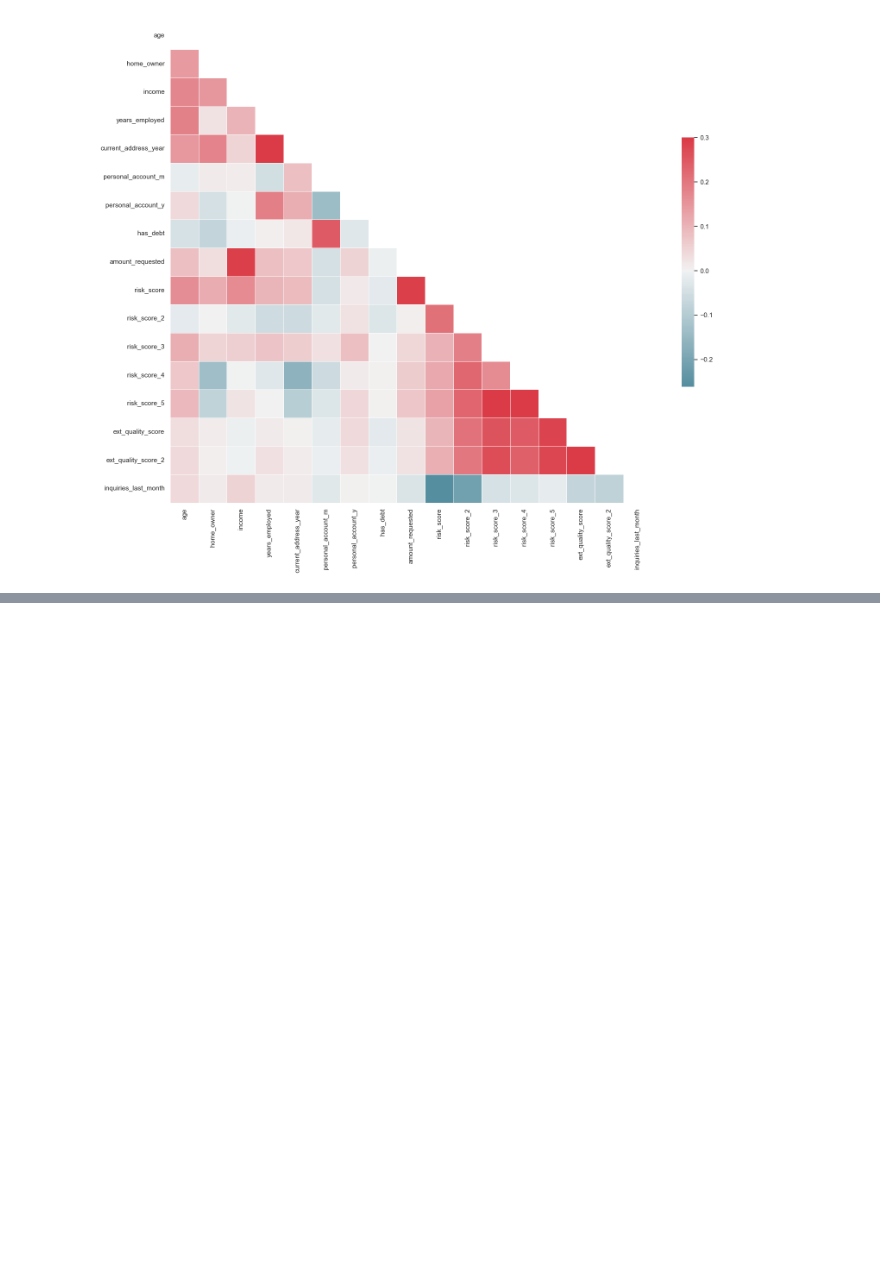
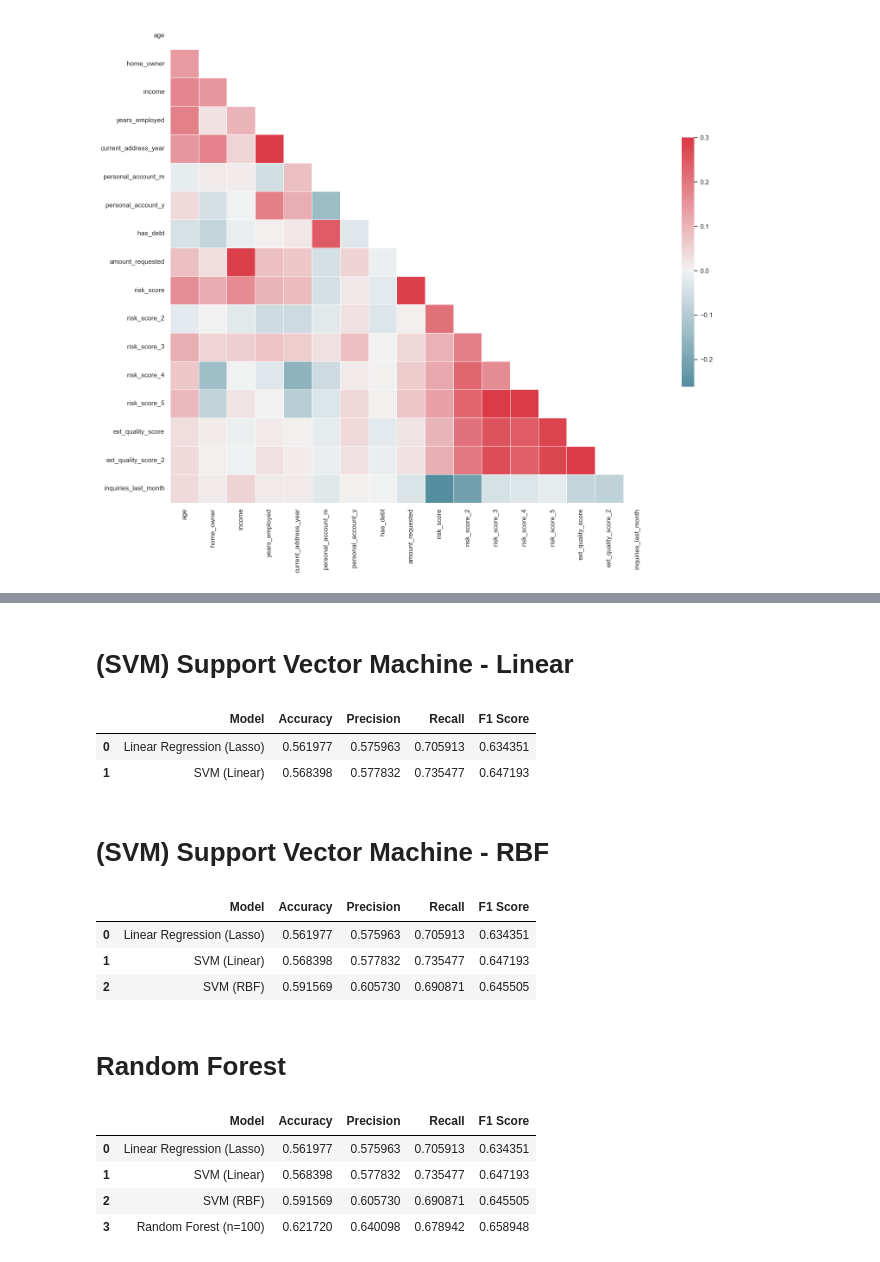
Before and after one commit to Gaebobman/Machine-learning, a Jupyter notebook: Likelihood Of E-signing With Financial History .ipynb, the cells around one changed output, grey strips where cells are left out. Saved outputs shown, nothing was run; the diff lists cells and outputs as text; code cells hidden in the pictures; blank space fills up the shorter version.

```diff
--- a/Likelihood Of E-signing With Financial History .ipynb
+++ b/Likelihood Of E-signing With Financial History .ipynb
@@ -138,0 +224,2 @@ import time
+# %% [markdown]
+# (SVM) Support Vector Machine - Linear
@@ -138,0 +240,60 @@ import time
+# %%
+results = results.append(model_results, ignore_index = True)
+# %%
+results = results.drop(index = 2)
+# %%
+results
+# %% [output]
+|  | Model | Accuracy | Precision | Recall | F1 Score |
+| 0 | Linear Regression (Lasso) | 0.561977 | 0.575963 | 0.705913 | 0.634351 |
+| 1 | SVM (Linear) | 0.568398 | 0.577832 | 0.735477 | 0.647193 |
+# %% [markdown]
+# (SVM) Support Vector Machine - RBF
+# %%
+classifier = SVC(random_state = 0, kernel = 'rbf')
+classifier.fit(X_train, y_train)
+y_pred = classifier.predict(X_test)
+
+acc = accuracy_score(y_test, y_pred)
+prec = precision_score(y_test, y_pred)
+rec = recall_score(y_test, y_pred)
+f1 = f1_score(y_test, y_pred)
+
+model_results = pd.DataFrame([['SVM (RBF) ', acc, prec, rec, f1]],
+            columns=['Model', 'Accuracy', 'Precision', 'Recall', 'F1 Score'])
+
+results = results.append(model_results, ignore_index = True)
+# %%
+results
+# %% [output]
+|  | Model | Accuracy | Precision | Recall | F1 Score |
+| 0 | Linear Regression (Lasso) | 0.561977 | 0.575963 | 0.705913 | 0.634351 |
+| 1 | SVM (Linear) | 0.568398 | 0.577832 | 0.735477 | 0.647193 |
+| 2 | SVM (RBF) | 0.591569 | 0.605730 | 0.690871 | 0.645505 |
+# %% [markdown]
+# Random Forest
+# %%
+from sklearn.ensemble import RandomForestClassifier
+
+classifier = RandomForestClassifier(random_state = 0, n_estimators = 100,
+                                   criterion = 'entropy')
+classifier.fit(X_train, y_train)
+y_pred = classifier.predict(X_test)
+
+acc = accuracy_score(y_test, y_pred)
+prec = precision_score(y_test, y_pred)
+rec = recall_score(y_test, y_pred)
+f1 = f1_score(y_test, y_pred)
+
+model_results = pd.DataFrame([['Random Forest (n=100) ', acc, prec, rec, f1]],
+            columns=['Model', 'Accuracy', 'Precision', 'Recall', 'F1 Score'])
+
+results = results.append(model_results, ignore_index = True)
+# %%
+results
+# %% [output]
+|  | Model | Accuracy | Precision | Recall | F1 Score |
+| 0 | Linear Regression (Lasso) | 0.561977 | 0.575963 | 0.705913 | 0.634351 |
+| 1 | SVM (Linear) | 0.568398 | 0.577832 | 0.735477 | 0.647193 |
+| 2 | SVM (RBF) | 0.591569 | 0.605730 | 0.690871 | 0.645505 |
+| 3 | Random Forest (n=100) | 0.621720 | 0.640098 | 0.678942 | 0.658948 |
```
Also changed, not shown: parts of 27 cells of this notebook.
